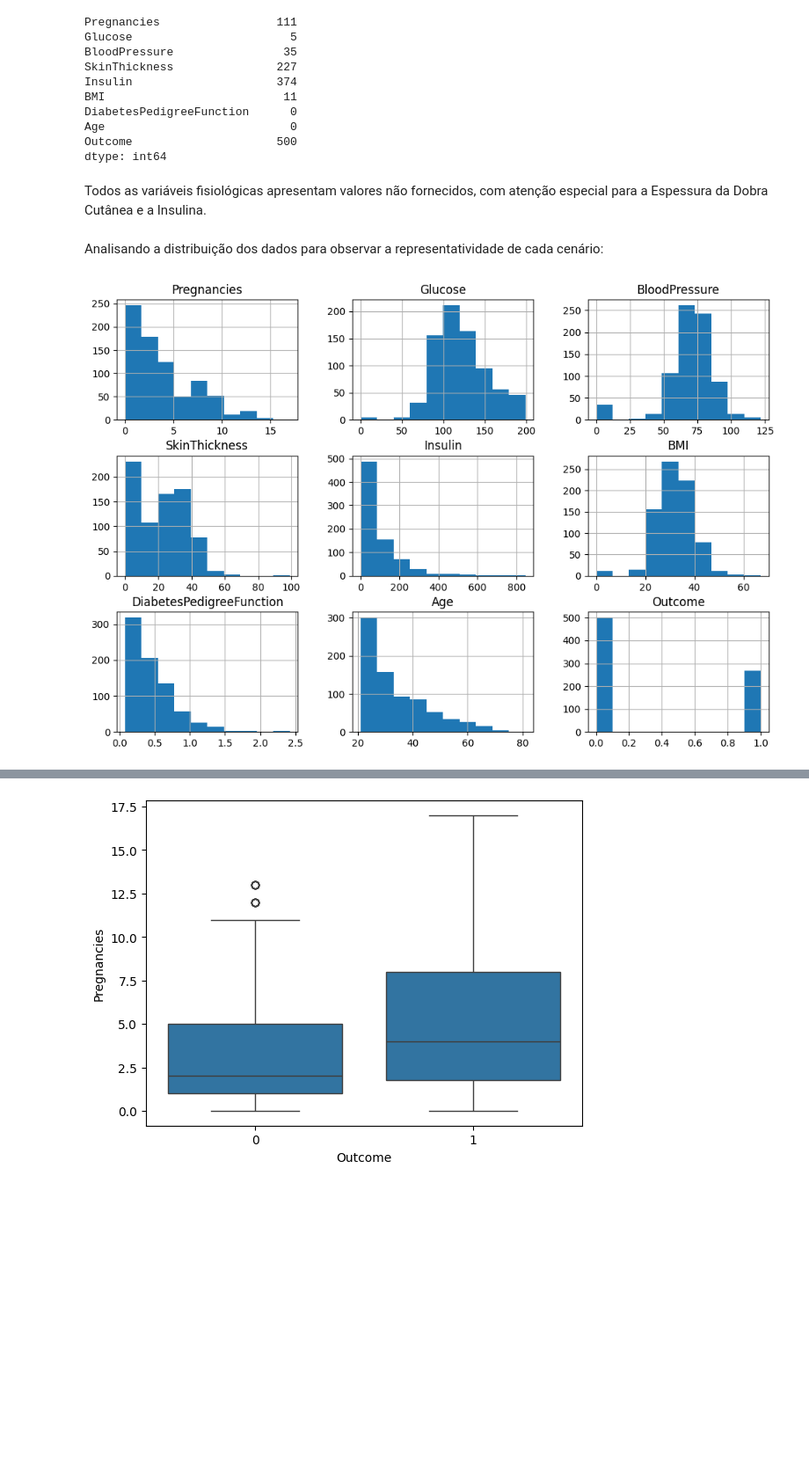
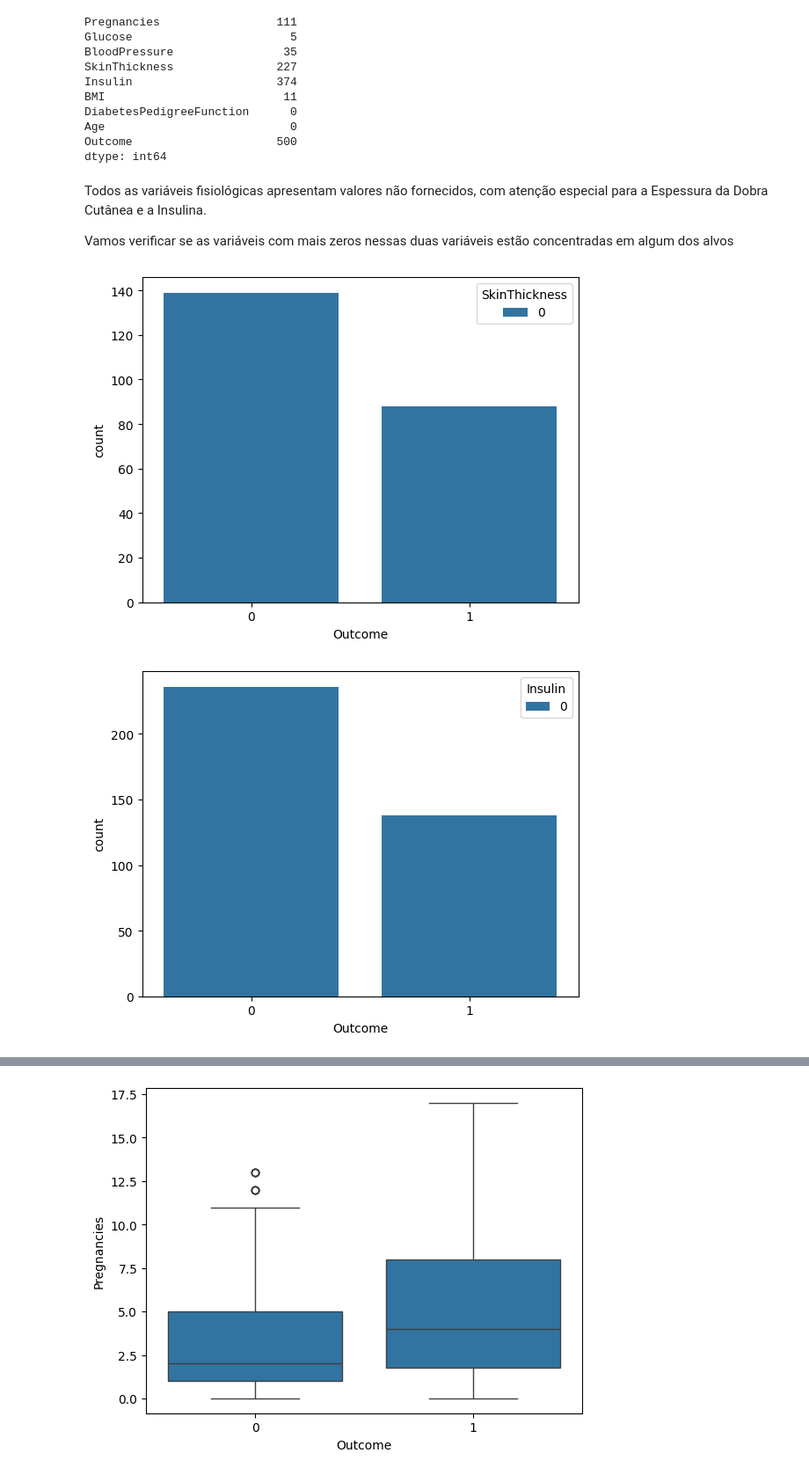
Before and after one commit to amaranini/postech-tech-challenges, a Jupyter notebook: fase1/fase1-tech-challenges.ipynb, the cells around one changed output, grey strips where cells are left out. Shown at 88% size. Saved outputs shown, nothing was run; the diff lists cells and outputs as text; code cells hidden in the pictures; blank space fills up the shorter version.

Commit message:
em progresso - pre-processamento dos dados

```diff
--- a/fase1/fase1-tech-challenges.ipynb
+++ b/fase1/fase1-tech-challenges.ipynb
@@ -145,13 +142,14 @@ Outcome                     500
 dtype: int64
 # %% [markdown]
 Todos as variáveis fisiológicas apresentam valores não fornecidos, com atenção especial para a Espessura da Dobra Cutânea e a Insulina.
+
+Vamos verificar se as variáveis com mais zeros nessas duas variáveis estão concentradas em algum dos alvos
-# %% [markdown]
-Analisando a distribuição dos dados para observar a representatividade de cada cenário:
-# %%
-import seaborn as sns
-import matplotlib.pyplot as plt
-
-data.hist(figsize=(12, 8))
-plt.show()
-# %% [output]
-[figure, removed]
+# %%
+# verificando a distribuição das variaveis fisiológicas zeradas entre os grupos de diabéticos e não diabéticos
+variaveis = ["SkinThickness", "Insulin"]
+for variavel in variaveis:
+    sns.countplot(x='Outcome', hue=variavel, data=data[data[variavel] == 0])
+    plt.show()
+# %% [output]
+[figure, added]
+[figure, added]
```
Also changed, not shown: parts of 23 cells of this notebook.
